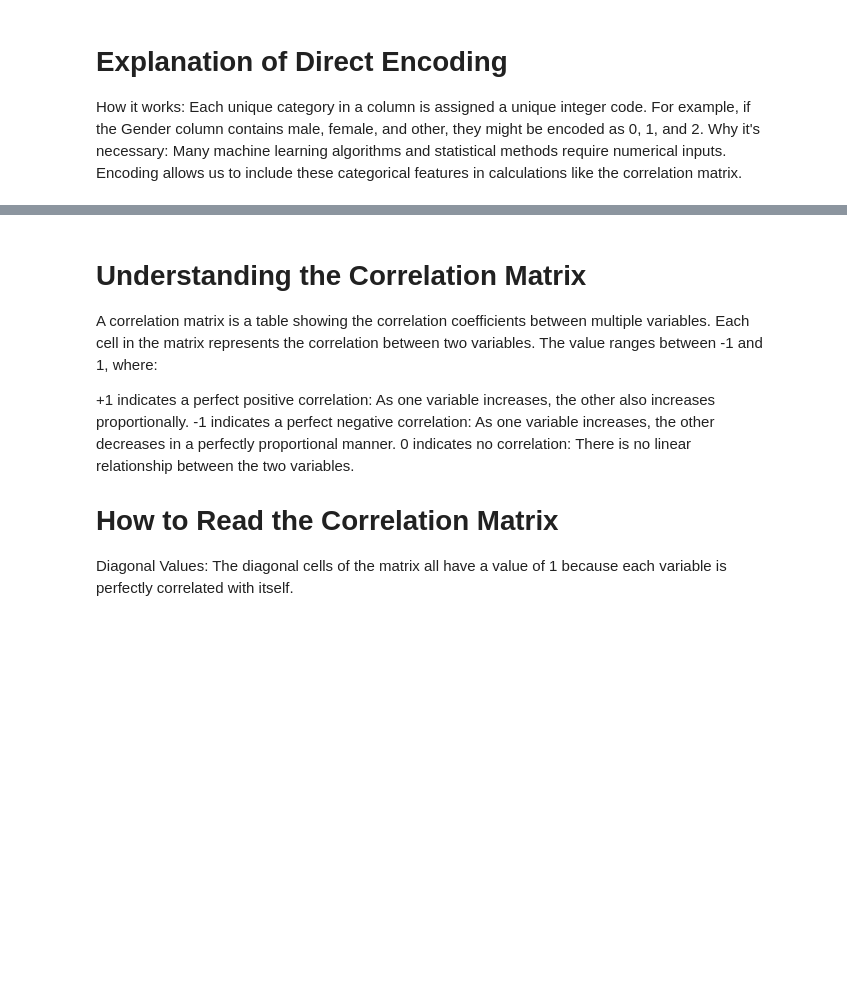
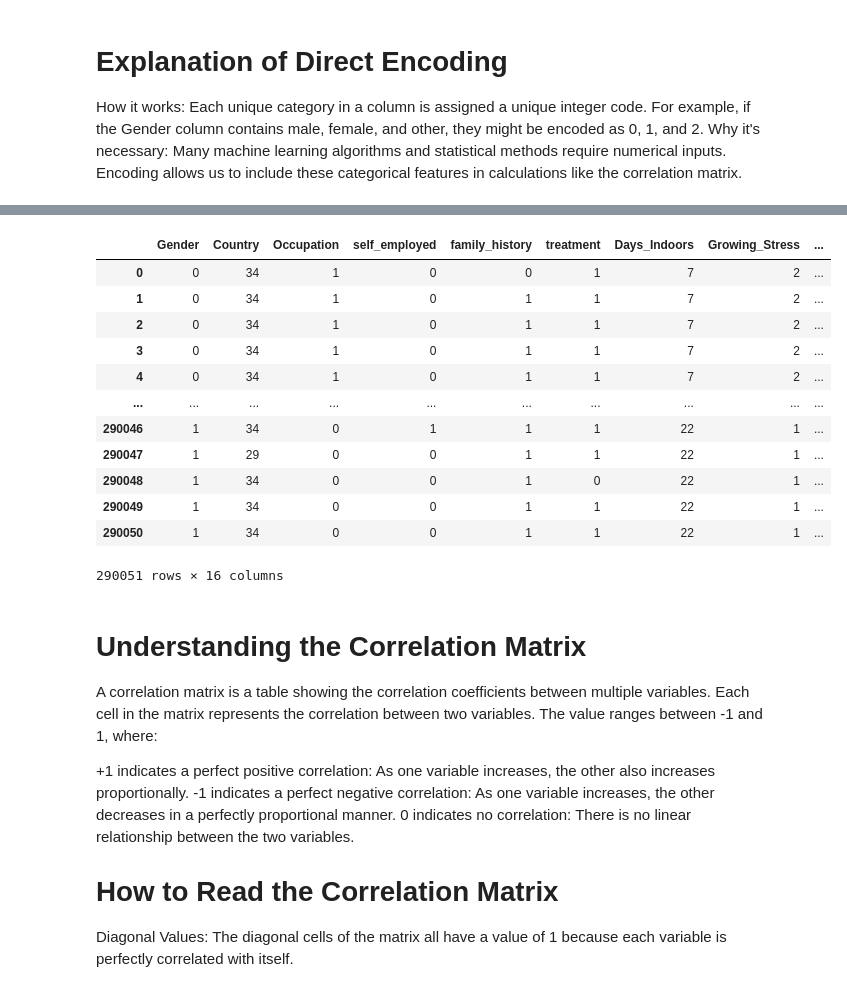
Before and after one commit to Yelemam/Mental_Health, a Jupyter notebook: notebooks/02_exploratory_data_analysis.ipynb, the cells around one changed output, grey strips where cells are left out. Drawn from its saved outputs; the diff is of its cells as text; code cells hidden in the pictures; blank space fills up the shorter version.

```diff
--- a/notebooks/02_exploratory_data_analysis.ipynb
+++ b/notebooks/02_exploratory_data_analysis.ipynb
@@ -336,3 +336,20 @@ cleaned_df.head()
+# %%
+cleaned_df = cleaned_df.drop(columns=['Timestamp'])
+cleaned_df
+# %% [output]
+|  | Gender | Country | Occupation | self_employed | family_history | treatment | Days_Indoors | Growing_Stress | ... |
+| 0 | 0 | 34 | 1 | 0 | 0 | 1 | 7 | 2 | ... |
+| 1 | 0 | 34 | 1 | 0 | 1 | 1 | 7 | 2 | ... |
+| 2 | 0 | 34 | 1 | 0 | 1 | 1 | 7 | 2 | ... |
+| 3 | 0 | 34 | 1 | 0 | 1 | 1 | 7 | 2 | ... |
+| 4 | 0 | 34 | 1 | 0 | 1 | 1 | 7 | 2 | ... |
+| ... | ... | ... | ... | ... | ... | ... | ... | ... | ... |
+| 290046 | 1 | 34 | 0 | 1 | 1 | 1 | 22 | 1 | ... |
+| 290047 | 1 | 29 | 0 | 0 | 1 | 1 | 22 | 1 | ... |
+| 290048 | 1 | 34 | 0 | 0 | 1 | 0 | 22 | 1 | ... |
+| 290049 | 1 | 34 | 0 | 0 | 1 | 1 | 22 | 1 | ... |
+| 290050 | 1 | 34 | 0 | 0 | 1 | 1 | 22 | 1 | ... |
+290051 rows × 16 columns
 # %% [markdown]
 # Understanding the Correlation Matrix
 A correlation matrix is a table showing the correlation coefficients between multiple variables. Each cell in the matrix represents the correlation between two variables. The value ranges between -1 and 1, where:
```
Also changed, not shown: parts of 4 cells of this notebook, 5 other files.
